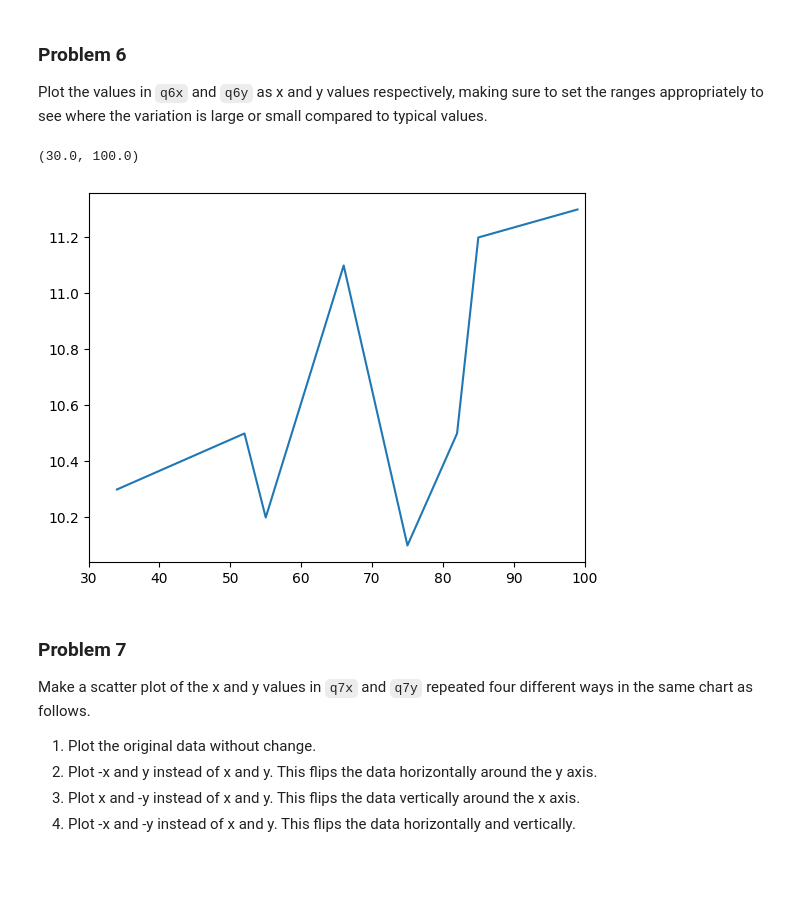
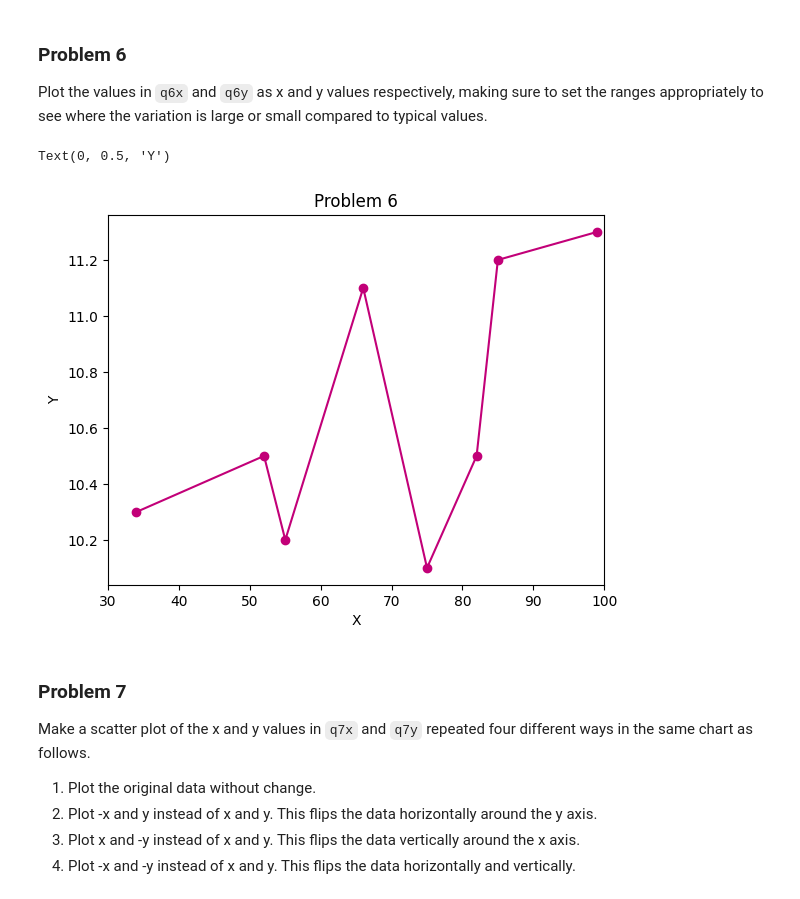
Before and after one commit to manningdbu/dx602-homework-05, a Jupyter notebook: homework.ipynb, the cells around one changed output. Cells and saved outputs as stored; diff of their text form; code cells hidden in the pictures; blank space fills up the shorter version.

```diff
--- a/homework.ipynb
+++ b/homework.ipynb
@@ -174,11 +181,14 @@ q6x = [34, 52, 55, 66, 75, 82, 85, 99]
 q6y = [10.3, 10.5, 10.2, 11.1, 10.1, 10.5, 11.2, 11.3]
 # %%
 # YOUR CHANGES HERE
-plt.plot(q6x, q6y)
+plt.plot(q6x, q6y, marker = 'o', color = '#C20078')
 plt.xlim(30,100)
+plt.title('Problem 6')
+plt.xlabel('X')
+plt.ylabel('Y')
 # %% [output]
-(30.0, 100.0)
+Text(0, 0.5, 'Y')
-[figure, old version]
+[figure, new version]
 # %% [markdown]
 ### Problem 7
 
```
Also changed, not shown: parts of 27 cells of this notebook, 1 other file.
